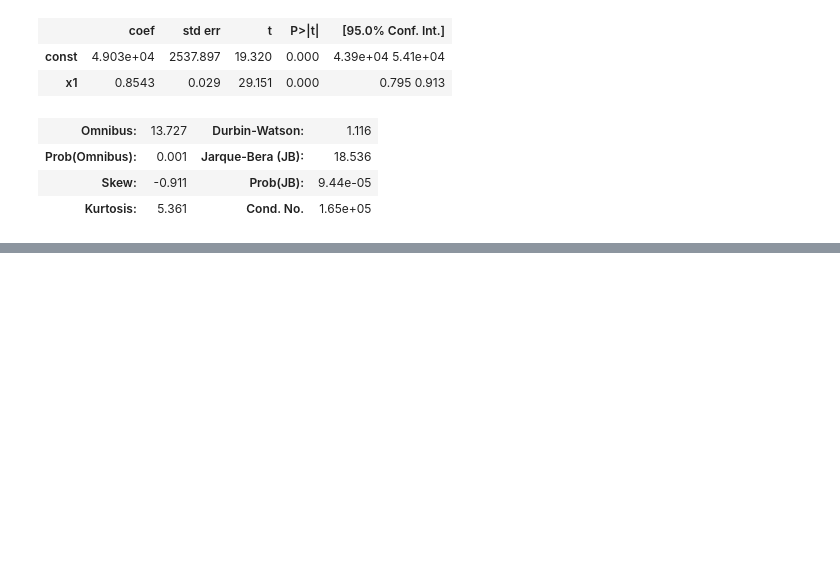
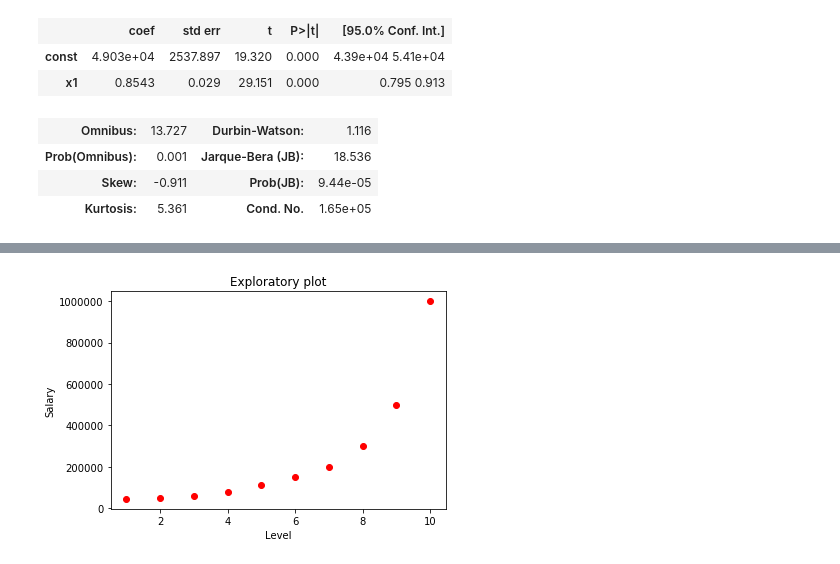
Before and after one commit to bgreenawald/Machine-Learning-Notebooks, a Jupyter notebook: Regression Notebook.ipynb, the cells around one changed output, grey strips where cells are left out. Cells and saved outputs as stored; diff of their text form; code cells hidden in the pictures; blank space fills up the shorter version.

```diff
--- a/Regression Notebook.ipynb
+++ b/Regression Notebook.ipynb
@@ -168,0 +173,16 @@ This output is the final output from our backward elimination model. We see all
+# %%
+import numpy as np
+import matplotlib.pyplot as plt
+import pandas as pd
+
+dataset = pd.read_csv('Position_Salaries.csv')
+X = dataset.iloc[:, 1:2].values
+y = dataset.iloc[:, 2].values
+
+plt.scatter(X, y, color='red')
+plt.title("Exploratory plot")
+plt.xlabel("Level")
+plt.ylabel("Salary")
+plt.show()
+# %% [output]
+[figure, added]
```
Also changed, not shown: parts of 11 cells of this notebook, 1 other file.
